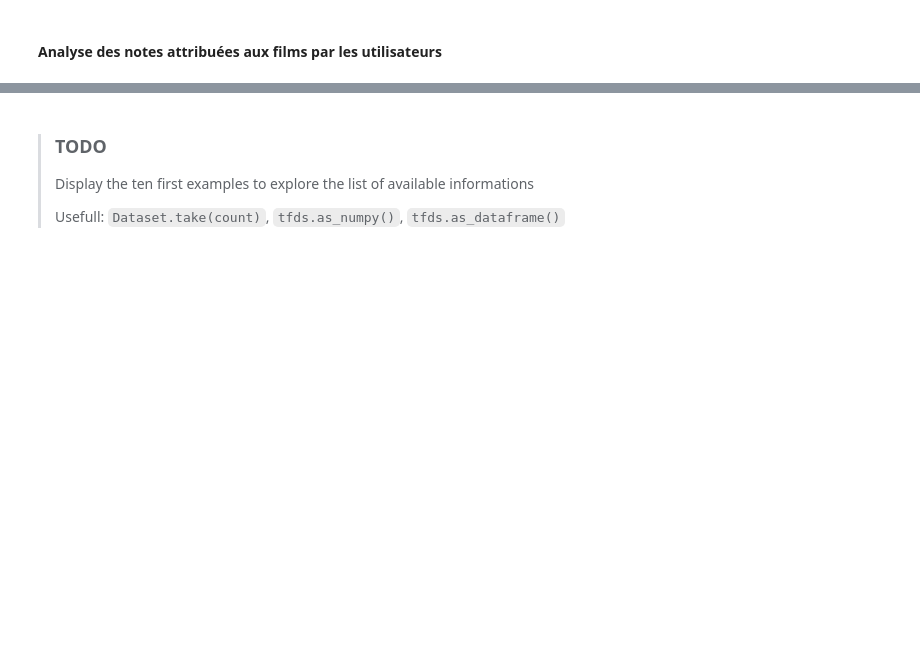
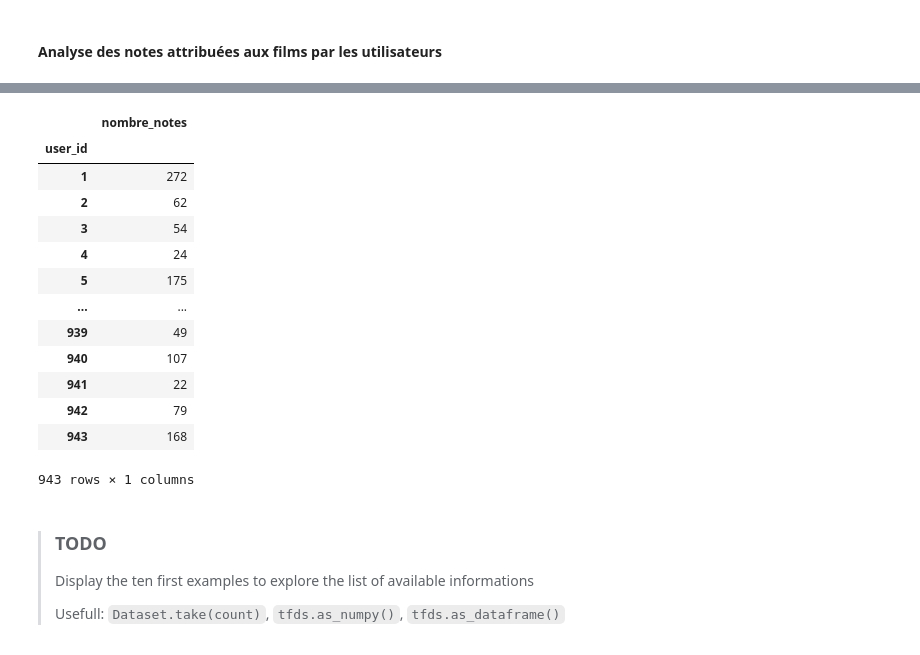
Before and after one commit to Arambarrix/recommander_system_for_movies, a Jupyter notebook: notebooks/based_recommender_system_for_films.ipynb, the cells around one changed output, grey strips where cells are left out. Cells and saved outputs as stored; diff of their text form; code cells hidden in the pictures; blank space fills up the shorter version.

```diff
--- a/notebooks/based_recommender_system_for_films.ipynb
+++ b/notebooks/based_recommender_system_for_films.ipynb
@@ -188,3 +249,21 @@ print("Le n",ratings.shape[0])
+# %%
+# Affichage des utilisateurs ayant noté le plus de films
+ratings.groupby(['user_id']).agg(nombre_notes=('rating','count'))
+# %% [output]
+|  | nombre_notes |
+| user_id |  |
+| 1 | 272 |
+| 2 | 62 |
+| 3 | 54 |
+| 4 | 24 |
+| 5 | 175 |
+| ... | ... |
+| 939 | 49 |
+| 940 | 107 |
+| 941 | 22 |
+| 942 | 79 |
+| 943 | 168 |
+943 rows × 1 columns
 # %%
 ratings_full = tfds.load('movielens/100k-ratings', split="train")
 
```
Also changed, not shown: parts of 10 cells of this notebook, 2 other files.
